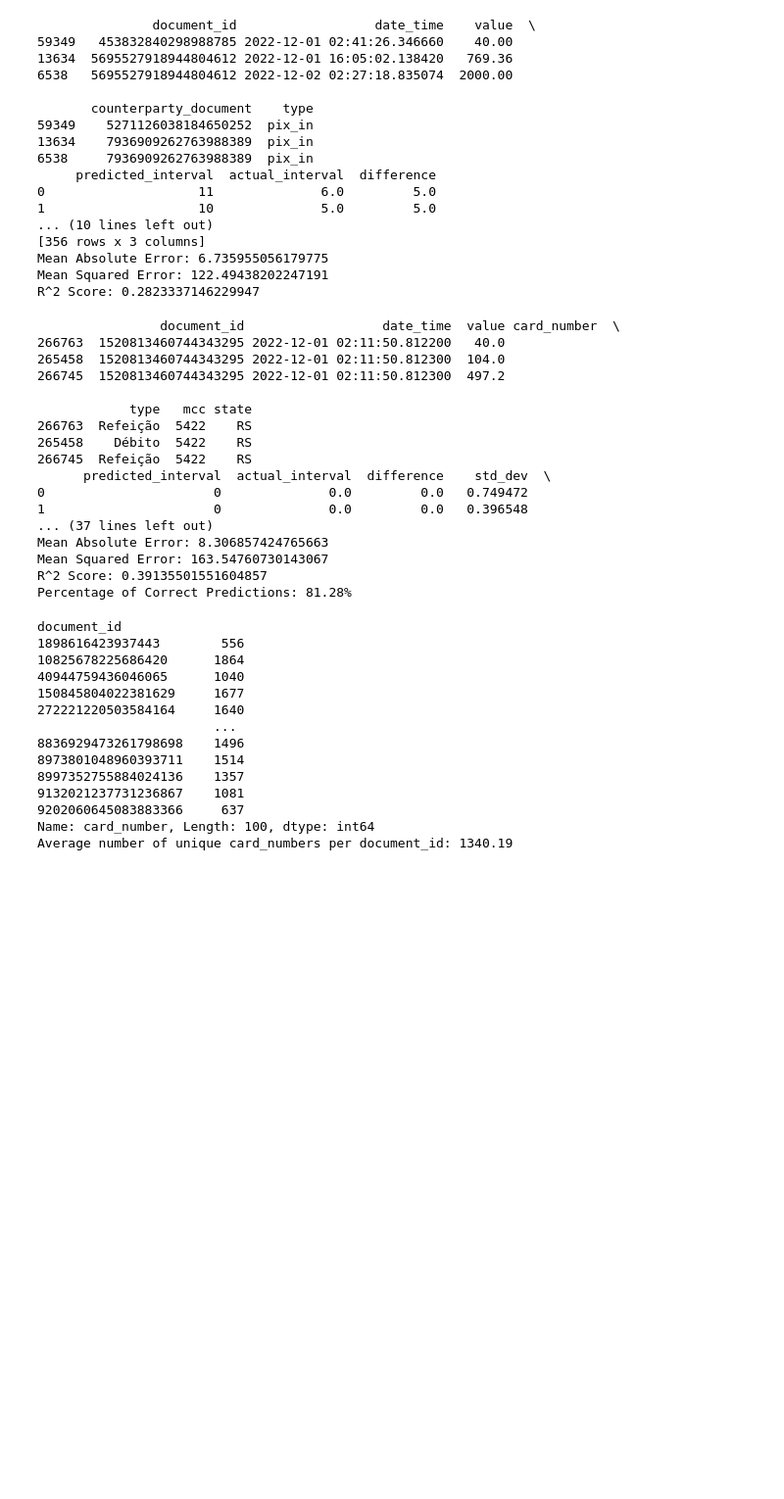
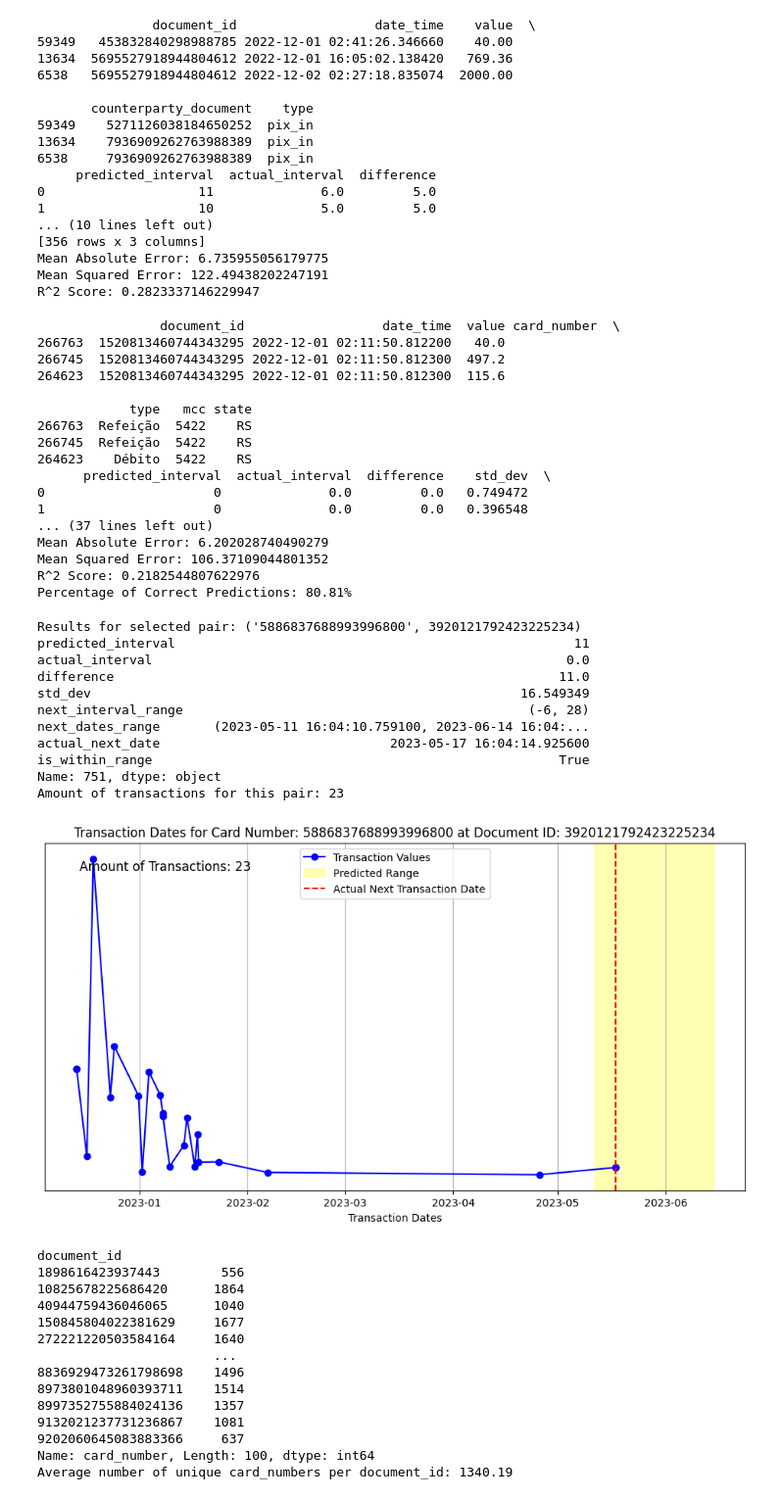
Before and after one commit to AAugustoBS/cash-hack, a Jupyter notebook: dataset/script .ipynb, the cells around one changed output. Shown at 98% size. Cells and saved outputs as stored; diff of their text form; code cells hidden in the pictures; blank space fills up the shorter version.

Commit message:
graphic preview

```diff
--- a/dataset/script .ipynb
+++ b/dataset/script .ipynb
@@ -217,7 +217,7 @@ R^2 Score: 0.2823337146229947
 
 # Filter SALES frequent clients
 sales_grouped = df['sales'].groupby(['card_number', 'document_id'])
-sales_filtered = sales_grouped.filter(lambda x: len(x) >5)
+sales_filtered = sales_grouped.filter(lambda x: len(x) >10)
 
 # Order by date_time
 sales_filtered = sales_filtered.sort_values(by='date_time')
@@ -305,21 +305,69 @@ print(f"Percentage of Correct Predictions: {accuracy_percentage:.2f}%")
 # %% [output]
                 document_id                  date_time  value card_number  \
 266763  1520813460744343295 2022-12-01 02:11:50.812200   40.0
-265458  1520813460744343295 2022-12-01 02:11:50.812300  104.0
 266745  1520813460744343295 2022-12-01 02:11:50.812300  497.2
+264623  1520813460744343295 2022-12-01 02:11:50.812300  115.6
 
             type   mcc state
 266763  Refeição  5422    RS
-265458    Débito  5422    RS
 266745  Refeição  5422    RS
+264623    Débito  5422    RS
       predicted_interval  actual_interval  difference    std_dev  \
 0                      0              0.0         0.0   0.749472
 1                      0              0.0         0.0   0.396548
 ... (37 lines left out)
-Mean Absolute Error: 8.306857424765663
-Mean Squared Error: 163.54760730143067
-R^2 Score: 0.39135501551604857
-Percentage of Correct Predictions: 81.28%
+Mean Absolute Error: 6.202028740490279
+Mean Squared Error: 106.37109044801352
+R^2 Score: 0.2182544807622976
+Percentage of Correct Predictions: 80.81%
+# %%
+import matplotlib.pyplot as plt
+import random
+
+# Select a random pair
+random_pair = random.choice(sales_results_df['pair'].unique())
+
+# Filter the sales_results for the selected pair
+selected_group = sales_filtered[(sales_filtered['card_number'] == random_pair[0]) & (sales_filtered['document_id'] == random_pair[1])]
+selected_result = sales_results_df[sales_results_df['pair'] == random_pair].iloc[0]
+
+print(f"Results for selected pair: {random_pair}")
+print(selected_result[['predicted_interval', 'actual_interval', 'difference', 'std_dev', 'next_interval_range', 'next_dates_range', 'actual_next_date', 'is_within_range']])
+transaction_count = selected_group.shape[0]
+print(f"Amount of transactions for this pair: {transaction_count}")
+
+# Plot it
+plt.figure(figsize=(12, 6))
+plt.plot(selected_group['date_time'], selected_group['value'], 'bo-', label='Transaction Values')
+
+plt.axvspan(selected_result['next_dates_range'][0], selected_result['next_dates_range'][1], color='yellow', alpha=0.3, label='Predicted Range')
+plt.axvline(selected_result['actual_next_date'], color='red', linestyle='--', label='Actual Next Transaction Date')
+
+plt.text(0.05, 0.95, f"Amount of Transactions: {transaction_count}", transform=plt.gca().transAxes, fontsize=12, verticalalignment='top')
+
+# Title and labels
+plt.xlabel('Transaction Dates')
+plt.yticks([])
+plt.title(f"Transaction Dates for Card Number: {random_pair[0]} at Document ID: {random_pair[1]}")
+plt.legend()
+plt.grid(True)
+
+
+# Exhibit the plot
+plt.show()
+# %% [output]
+Results for selected pair: ('5886837688993996800', 3920121792423225234)
+predicted_interval                                                    11
+actual_interval                                                      0.0
+difference                                                          11.0
+std_dev                                                        16.549349
+next_interval_range                                             (-6, 28)
+next_dates_range       (2023-05-11 16:04:10.759100, 2023-06-14 16:04:...
+actual_next_date                              2023-05-17 16:04:14.925600
+is_within_range                                                     True
+Name: 751, dtype: object
+Amount of transactions for this pair: 23
+[figure, added]
 # %%
 
 # Group by document_id
```
